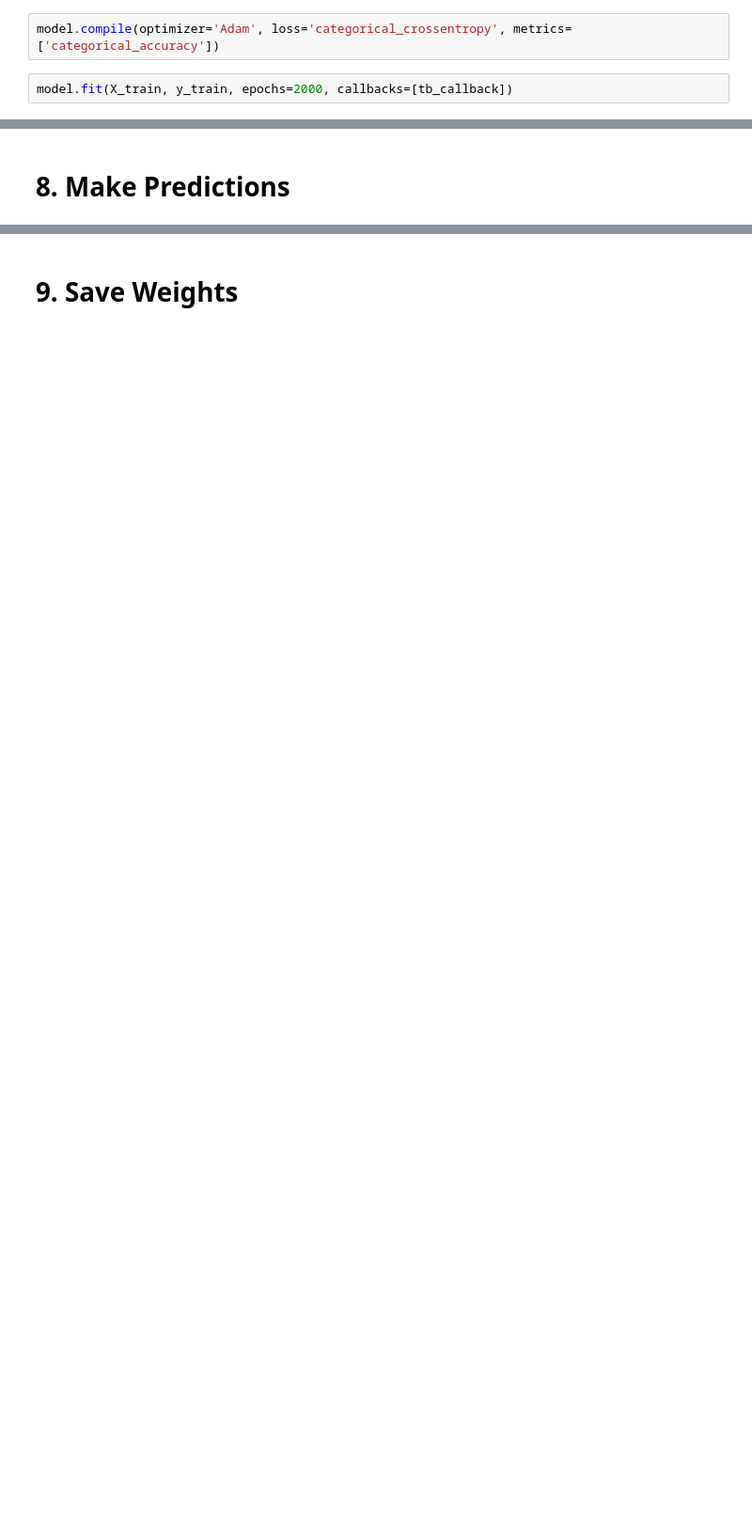
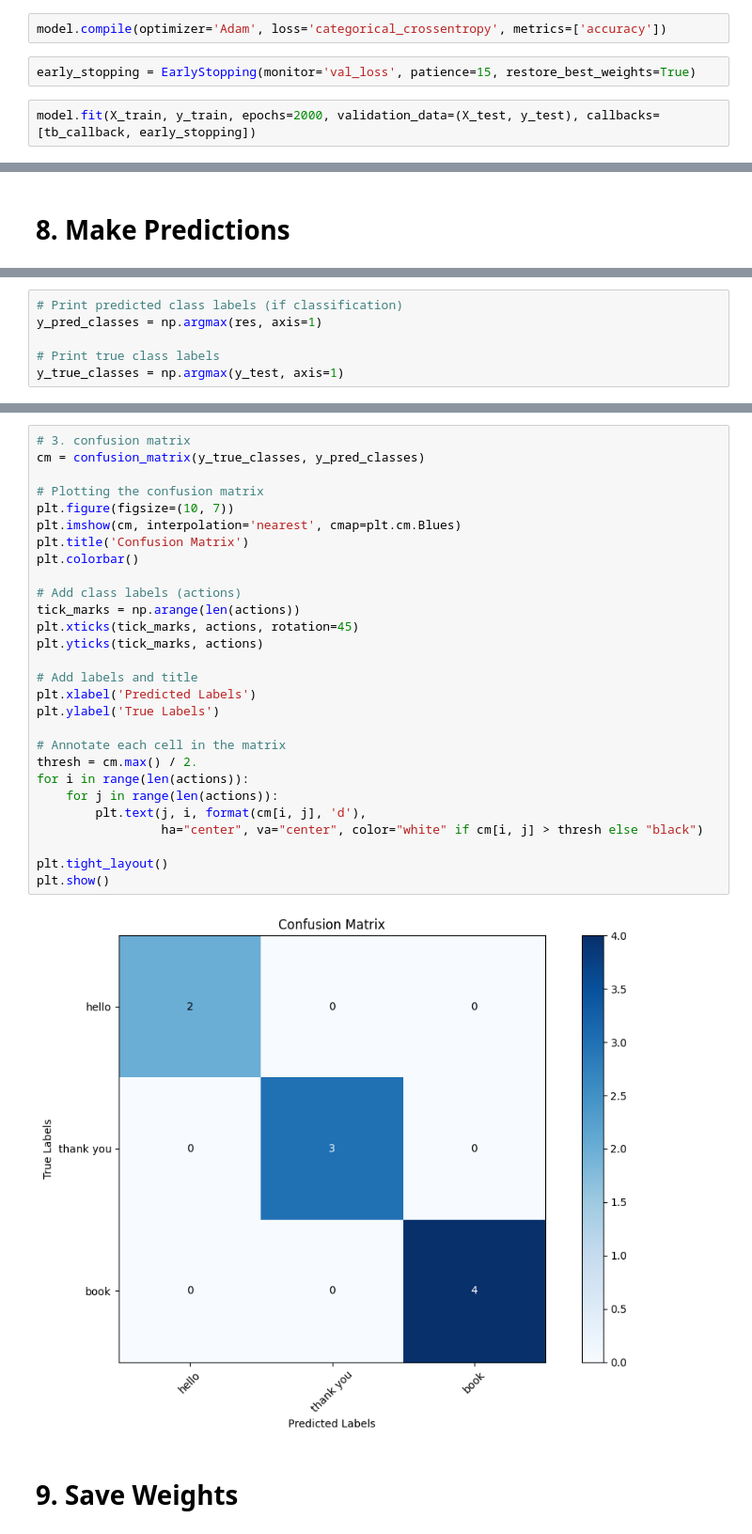
Before and after one commit to w-augustin/Signify, a Jupyter notebook: app/src/main/python/gestureRecognition.ipynb, the cells around one changed output, grey strips where cells are left out. Shown at 94% size. Cells and saved outputs as stored; diff of their text form; blank space fills up the shorter version.

Commit message:
gesture recognition LSTM model and training code

```diff
--- a/app/src/main/python/gestureRecognition.ipynb
+++ b/app/src/main/python/gestureRecognition.ipynb
@@ -252,6 +268,8 @@ Dense(32, activation='relu'),
 Dense(actions.shape[0], activation='softmax'),
 ])
 # %%
-model.compile(optimizer='Adam', loss='categorical_crossentropy', metrics=['categorical_accuracy'])
+model.compile(optimizer='Adam', loss='categorical_crossentropy', metrics=['accuracy'])
+# %%
+early_stopping = EarlyStopping(monitor='val_loss', patience=15, restore_best_weights=True)
 # %%
-model.fit(X_train, y_train, epochs=2000, callbacks=[tb_callback])
+model.fit(X_train, y_train, epochs=2000, validation_data=(X_test, y_test), callbacks=[tb_callback, early_stopping])
@@ -267,0 +340,6 @@ actions[np.argmax(y_test[0])]
+# %%
+# Print predicted class labels (if classification)
+y_pred_classes = np.argmax(res, axis=1)
+
+# Print true class labels
+y_true_classes = np.argmax(y_test, axis=1)
@@ -268,2 +352,32 @@ actions[np.argmax(y_test[0])]
+# %%
+# 3. confusion matrix
+cm = confusion_matrix(y_true_classes, y_pred_classes)
+
+# Plotting the confusion matrix
+plt.figure(figsize=(10, 7))
+plt.imshow(cm, interpolation='nearest', cmap=plt.cm.Blues)
+plt.title('Confusion Matrix')
+plt.colorbar()
+
+# Add class labels (actions)
+tick_marks = np.arange(len(actions))
+plt.xticks(tick_marks, actions, rotation=45)
+plt.yticks(tick_marks, actions)
+
+# Add labels and title
+plt.xlabel('Predicted Labels')
+plt.ylabel('True Labels')
+
+# Annotate each cell in the matrix
+thresh = cm.max() / 2.
+for i in range(len(actions)):
+    for j in range(len(actions)):
+        plt.text(j, i, format(cm[i, j], 'd'),
+                 ha="center", va="center", color="white" if cm[i, j] > thresh else "black")
+
+plt.tight_layout()
+plt.show()
+# %% [output]
+[figure, added]
 # %% [markdown]
 # 9. Save Weights
```
Also changed, not shown: parts of 47 cells of this notebook, 1 other file.
